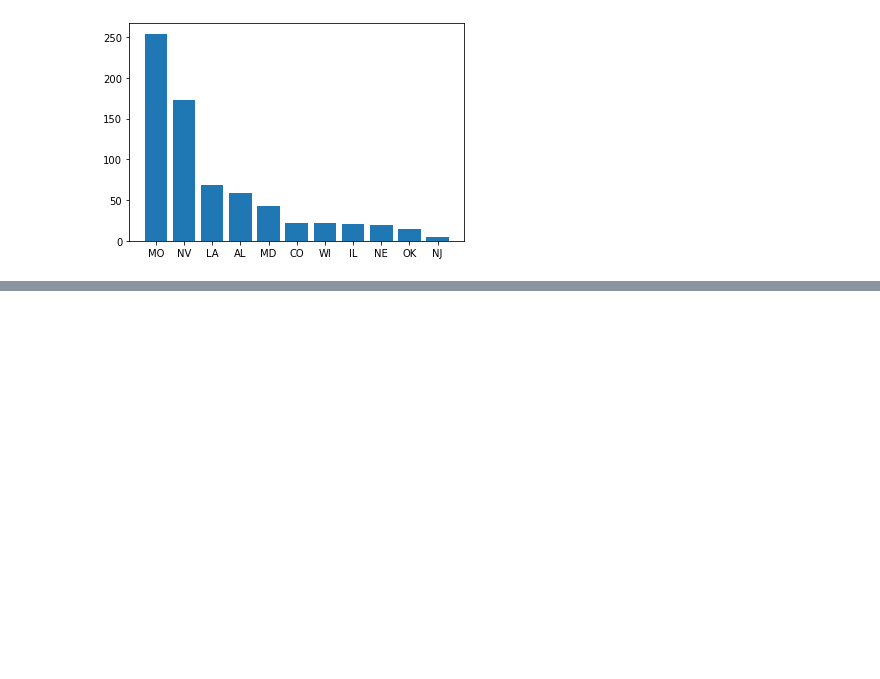
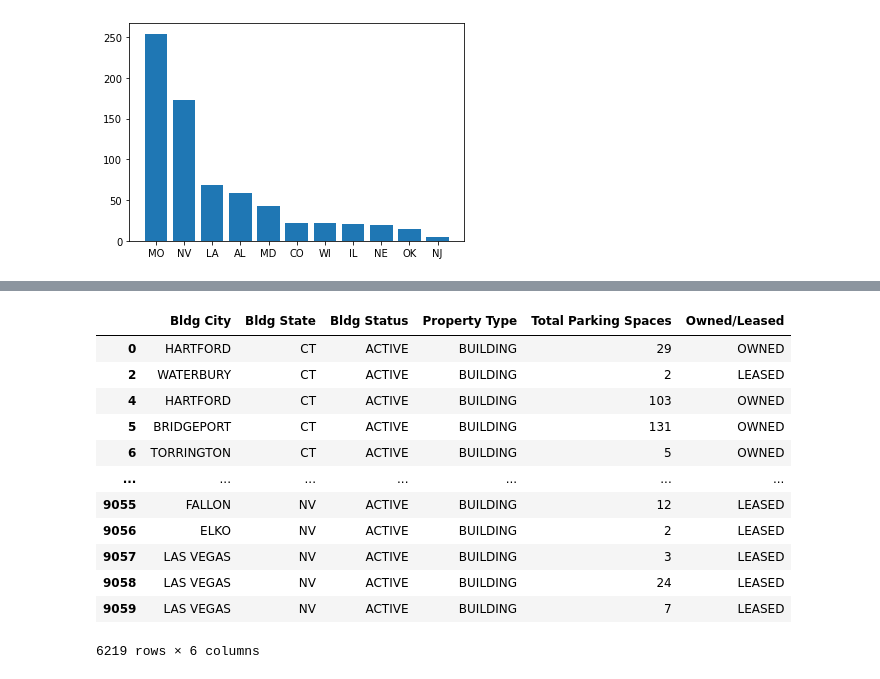
Before and after one commit to a-pamukuntla/Parking-Analysis, a Jupyter notebook: Parking EDA.ipynb, the cells around one changed output, grey strips where cells are left out. Cells and saved outputs as stored; diff of their text form; code cells hidden in the pictures; blank space fills up the shorter version.

```diff
--- a/Parking EDA.ipynb
+++ b/Parking EDA.ipynb
@@ -158,0 +371,17 @@ plt.bar(excess_parking_sorted.index, excess_parking_sorted.values)
+# %%
+parking_space = parking[parking['Total Parking Spaces'] > 0]
+parking_space
+# %% [output]
+|  | Bldg City | Bldg State | Bldg Status | Property Type | Total Parking Spaces | Owned/Leased |
+| 0 | HARTFORD | CT | ACTIVE | BUILDING | 29 | OWNED |
+| 2 | WATERBURY | CT | ACTIVE | BUILDING | 2 | LEASED |
+| 4 | HARTFORD | CT | ACTIVE | BUILDING | 103 | OWNED |
+| 5 | BRIDGEPORT | CT | ACTIVE | BUILDING | 131 | OWNED |
+| 6 | TORRINGTON | CT | ACTIVE | BUILDING | 5 | OWNED |
+| ... | ... | ... | ... | ... | ... | ... |
+| 9055 | FALLON | NV | ACTIVE | BUILDING | 12 | LEASED |
+| 9056 | ELKO | NV | ACTIVE | BUILDING | 2 | LEASED |
+| 9057 | LAS VEGAS | NV | ACTIVE | BUILDING | 3 | LEASED |
+| 9058 | LAS VEGAS | NV | ACTIVE | BUILDING | 24 | LEASED |
+| 9059 | LAS VEGAS | NV | ACTIVE | BUILDING | 7 | LEASED |
+6219 rows × 6 columns
```
Also changed, not shown: parts of 36 cells of this notebook.
